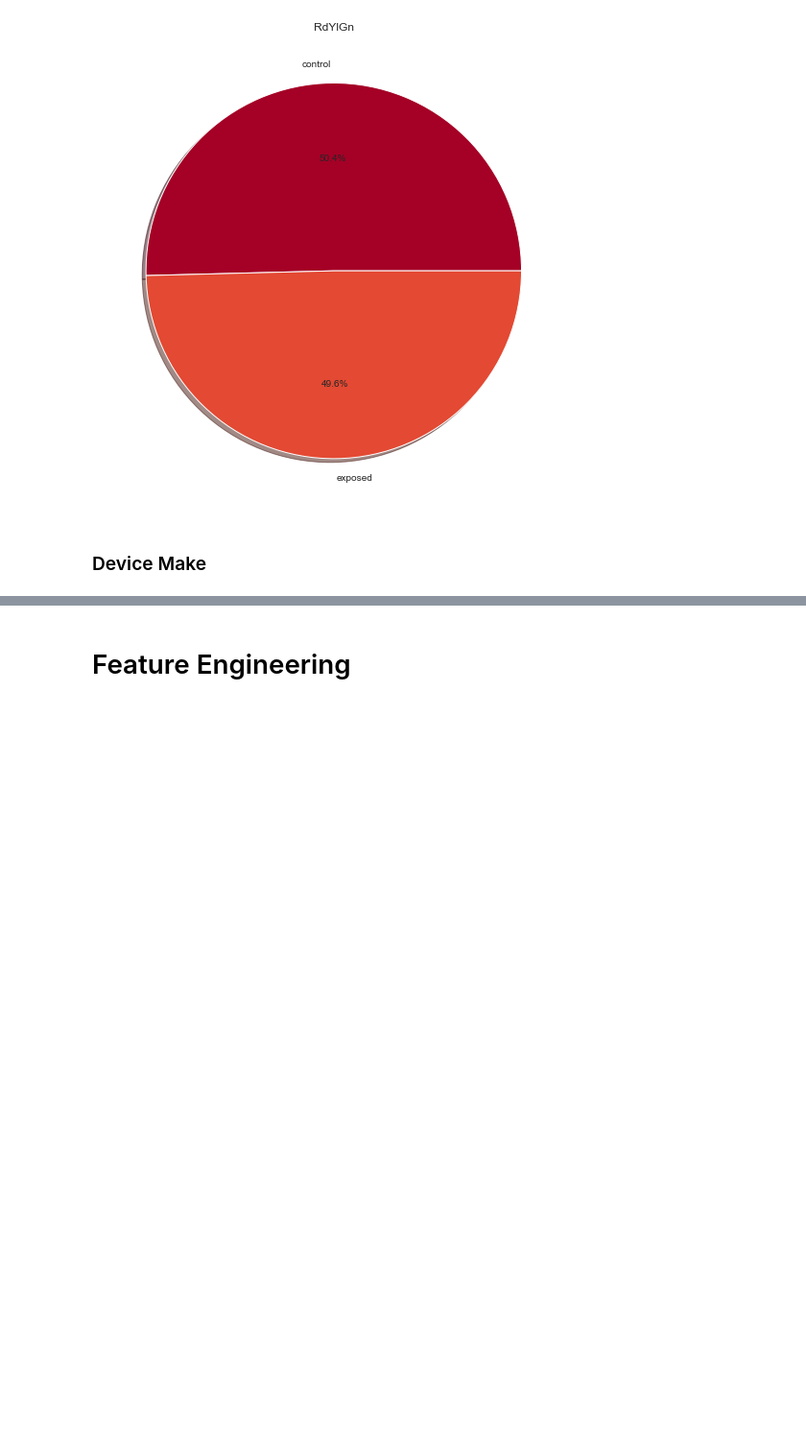
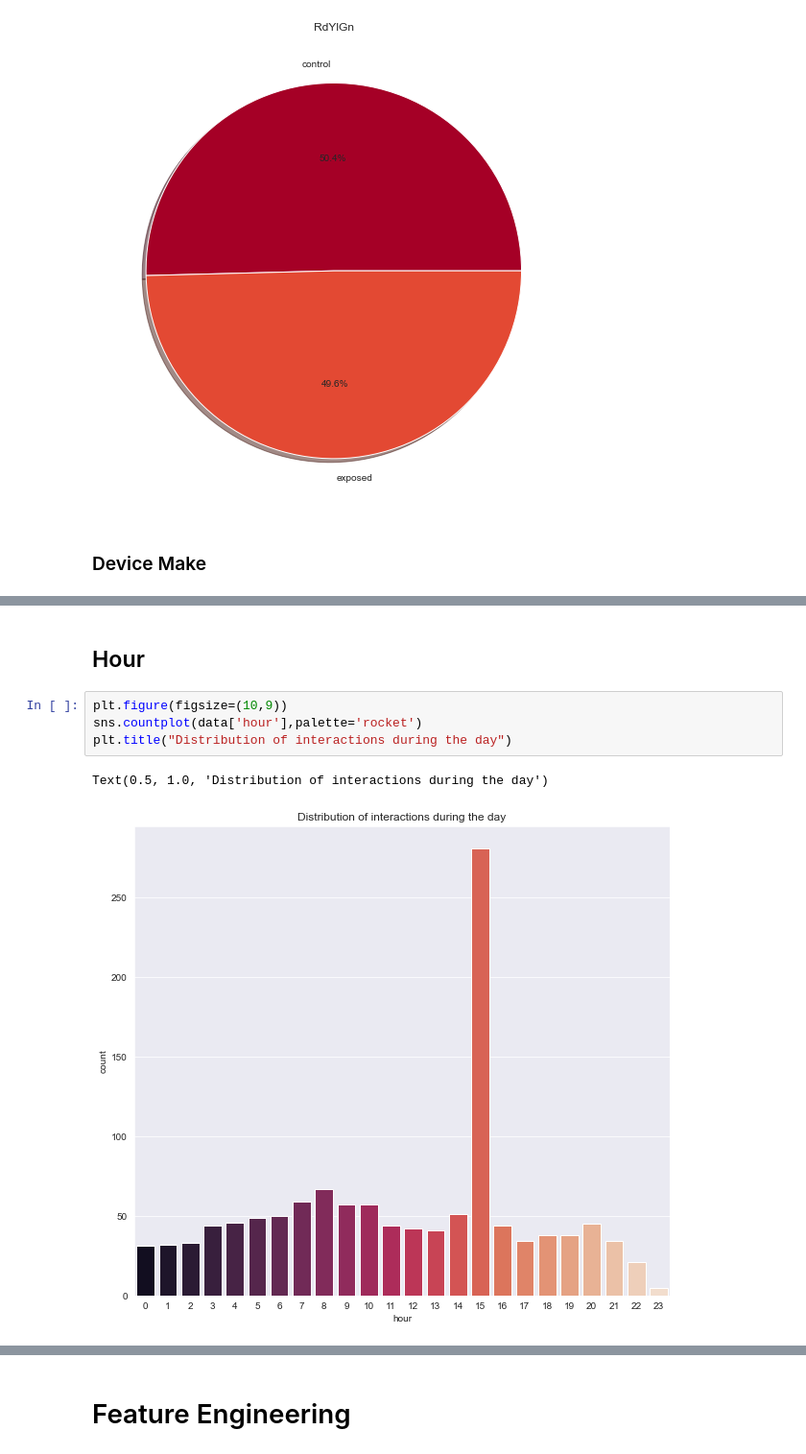
Before and after one commit to Blvisse/ABtesting, a Jupyter notebook: notebooks/ABTesting.ipynb, the cells around one changed output, grey strips where cells are left out. Shown at 96% size. Saved outputs shown, nothing was run; the diff lists cells and outputs as text; blank space fills up the shorter version.

```diff
--- a/notebooks/ABTesting.ipynb
+++ b/notebooks/ABTesting.ipynb
@@ -140,0 +144,9 @@ edaInstance.histVizualisation('device_make')
+# %% [markdown]
+## Hour
+# %%
+plt.figure(figsize=(10,9))
+sns.countplot(data['hour'],palette='rocket')
+plt.title("Distribution of interactions during the day")
+# %% [output]
+Text(0.5, 1.0, 'Distribution of interactions during the day')
+[figure, added]
```
Also changed, not shown: parts of 14 cells of this notebook, 1 other file.
